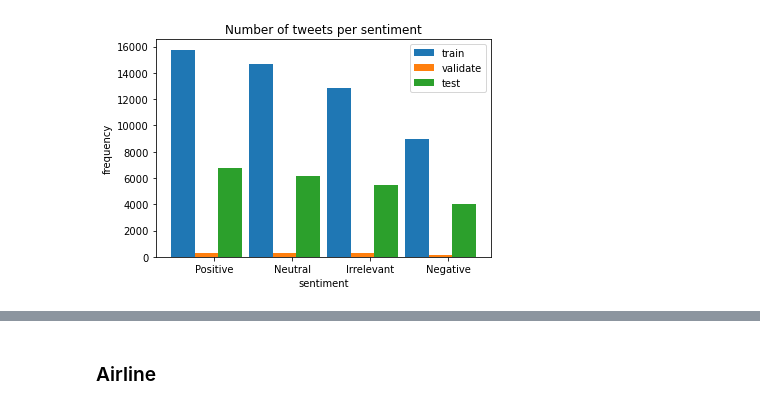
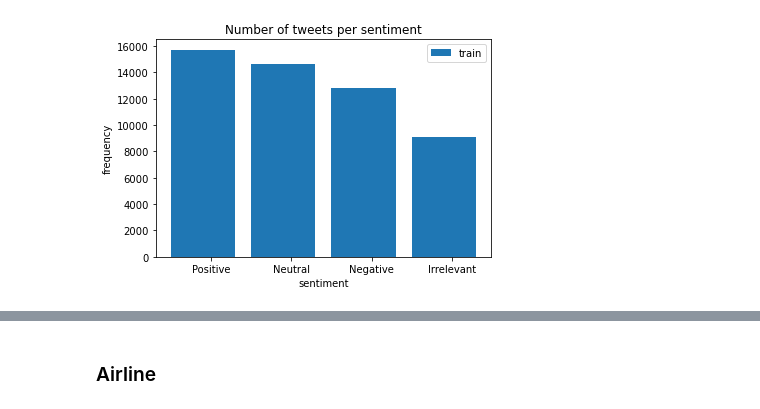
Before and after one commit to vicaranq/CS224-final-project, a Jupyter notebook: sentiment_data_overview.ipynb, the cells around one changed output, grey strips where cells are left out. Drawn from its saved outputs; the diff is of its cells as text; code cells hidden in the pictures.

```diff
--- a/sentiment_data_overview.ipynb
+++ b/sentiment_data_overview.ipynb
@@ -18,23 +18,19 @@ twitter_train, twitter_validate, twitter_test =  dataset.dataset_reader(TWITTER)
 [twitter_train, twitter_validate, twitter_test] = list(map(lambda ds : dataset.prune_columns(2, ds), [twitter_train, twitter_validate, twitter_test]))
 # %%
 # Unique values of sentiment
-twitter_sentiment_labels = twitter_train['sentiment'].unique()
+twitter_sentiment_labels = ["Positive","Neutral","Negative","Irrelevant"]
 # %%
 twitter_train_cts = twitter_train['sentiment'].value_counts()
-twitter_validate_cts = twitter_validate['sentiment'].value_counts()
-twitter_test_cts = twitter_test['sentiment'].value_counts()
 
 X_axis = np.arange(len(twitter_sentiment_labels))
 
-plt.bar(X_axis - 0.4, twitter_train_cts, 0.3, label = 'train')
-plt.bar(X_axis - 0.1, twitter_validate_cts, 0.3, label = 'validate')
-plt.bar(X_axis + 0.2, twitter_test_cts, 0.3, label = 'test')
+plt.bar(X_axis - 0.1, twitter_train_cts, label = 'train')
 
 plt.xticks(X_axis, twitter_sentiment_labels)
 plt.xlabel("sentiment")
 plt.ylabel("frequency")
 plt.title("Number of tweets per sentiment")
 plt.legend()
 plt.show()
 # %% [output]
-[figure, old version]
+[figure, new version]
```
Also changed, not shown: parts of 25 cells of this notebook, 1 other file.
